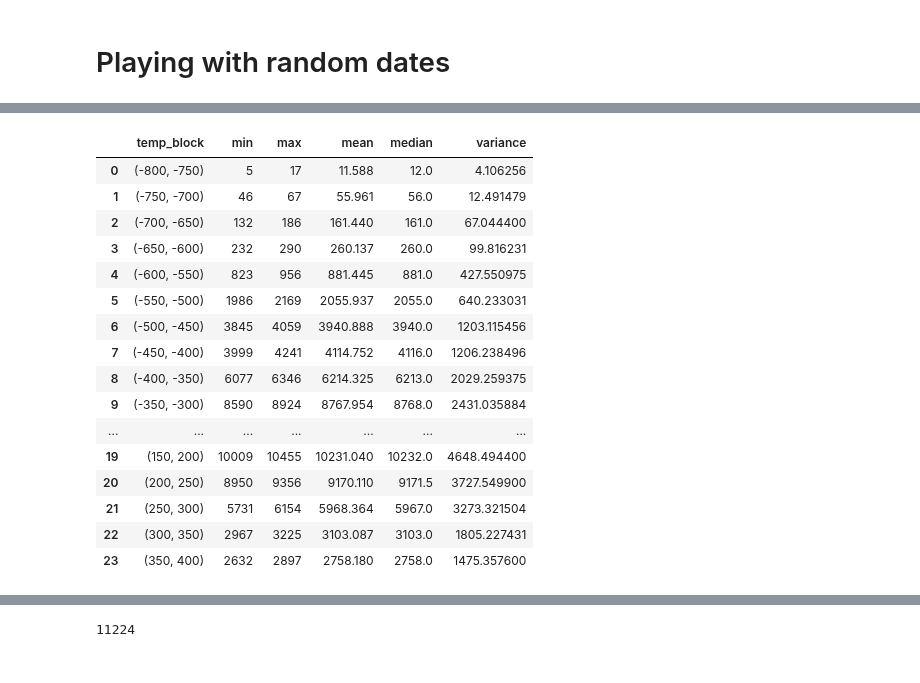
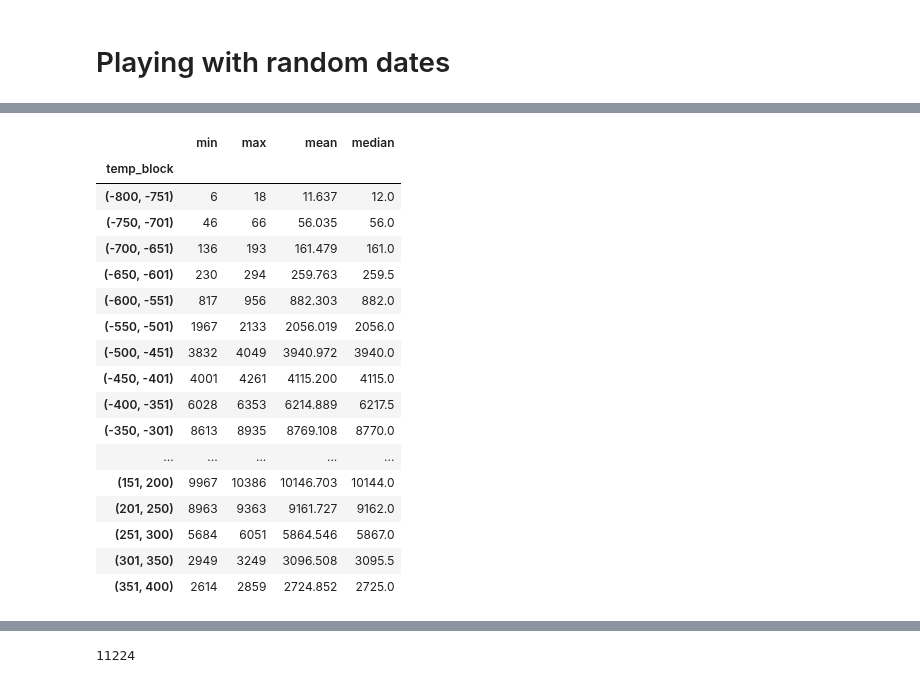
Before and after one commit to sdam-au/GI_ETL, a Jupyter notebook: scripts/1_4_MODELLING_DATES.ipynb, the cells around one changed output, grey strips where cells are left out. Drawn from its saved outputs; the diff is of its cells as text; code cells hidden in the pictures.

```diff
--- a/scripts/1_4_MODELLING_DATES.ipynb
+++ b/scripts/1_4_MODELLING_DATES.ipynb
@@ -145,28 +201,30 @@ def desc_stat_from_simulations(simulations):
   tups_desc = []
   for n in range(len(simulations[0])):
     values = [sim[n][1] for sim in simulations]
-    tups_desc.append((simulations[0][n][0], np.min(values), np.max(values), np.mean(values), np.median(values), np.var(values) ))
+    tups_desc.append((simulations[0][n][0], np.min(values), np.max(values), np.mean(values), np.median(values)))
   tups_desc_df = pd.DataFrame(tups_desc)
-  tups_desc_df.columns = ["temp_block", "min", "max", "mean", "median", "variance"]
+  tups_desc_df.columns = ["temp_block", "min", "max", "mean", "median"]
   return tups_desc_df
 # %%
 sims_by_blocks = desc_stat_from_simulations(PHI_complete_simulations)
+sims_by_blocks.set_index("temp_block", inplace=True)
 sims_by_blocks
 # %% [output]
-|  | temp_block | min | max | mean | median | variance |
-| 0 | (-800, -750) | 5 | 17 | 11.588 | 12.0 | 4.106256 |
-| 1 | (-750, -700) | 46 | 67 | 55.961 | 56.0 | 12.491479 |
-| 2 | (-700, -650) | 132 | 186 | 161.440 | 161.0 | 67.044400 |
-| 3 | (-650, -600) | 232 | 290 | 260.137 | 260.0 | 99.816231 |
-| 4 | (-600, -550) | 823 | 956 | 881.445 | 881.0 | 427.550975 |
-| 5 | (-550, -500) | 1986 | 2169 | 2055.937 | 2055.0 | 640.233031 |
-| 6 | (-500, -450) | 3845 | 4059 | 3940.888 | 3940.0 | 1203.115456 |
-| 7 | (-450, -400) | 3999 | 4241 | 4114.752 | 4116.0 | 1206.238496 |
-| 8 | (-400, -350) | 6077 | 6346 | 6214.325 | 6213.0 | 2029.259375 |
-| 9 | (-350, -300) | 8590 | 8924 | 8767.954 | 8768.0 | 2431.035884 |
-| ... | ... | ... | ... | ... | ... | ... |
-| 19 | (150, 200) | 10009 | 10455 | 10231.040 | 10232.0 | 4648.494400 |
-| 20 | (200, 250) | 8950 | 9356 | 9170.110 | 9171.5 | 3727.549900 |
-| 21 | (250, 300) | 5731 | 6154 | 5968.364 | 5967.0 | 3273.321504 |
-| 22 | (300, 350) | 2967 | 3225 | 3103.087 | 3103.0 | 1805.227431 |
-| 23 | (350, 400) | 2632 | 2897 | 2758.180 | 2758.0 | 1475.357600 |
+|  | min | max | mean | median |
+| temp_block |  |  |  |  |
+| (-800, -751) | 6 | 18 | 11.637 | 12.0 |
+| (-750, -701) | 46 | 66 | 56.035 | 56.0 |
+| (-700, -651) | 136 | 193 | 161.479 | 161.0 |
+| (-650, -601) | 230 | 294 | 259.763 | 259.5 |
+| (-600, -551) | 817 | 956 | 882.303 | 882.0 |
+| (-550, -501) | 1967 | 2133 | 2056.019 | 2056.0 |
+| (-500, -451) | 3832 | 4049 | 3940.972 | 3940.0 |
+| (-450, -401) | 4001 | 4261 | 4115.200 | 4115.0 |
+| (-400, -351) | 6028 | 6353 | 6214.889 | 6217.5 |
+| (-350, -301) | 8613 | 8935 | 8769.108 | 8770.0 |
+| ... | ... | ... | ... | ... |
+| (151, 200) | 9967 | 10386 | 10146.703 | 10144.0 |
+| (201, 250) | 8963 | 9363 | 9161.727 | 9162.0 |
+| (251, 300) | 5684 | 6051 | 5864.546 | 5867.0 |
+| (301, 350) | 2949 | 3249 | 3096.508 | 3095.5 |
+| (351, 400) | 2614 | 2859 | 2724.852 | 2725.0 |
```
Also changed, not shown: parts of 30 cells of this notebook.
